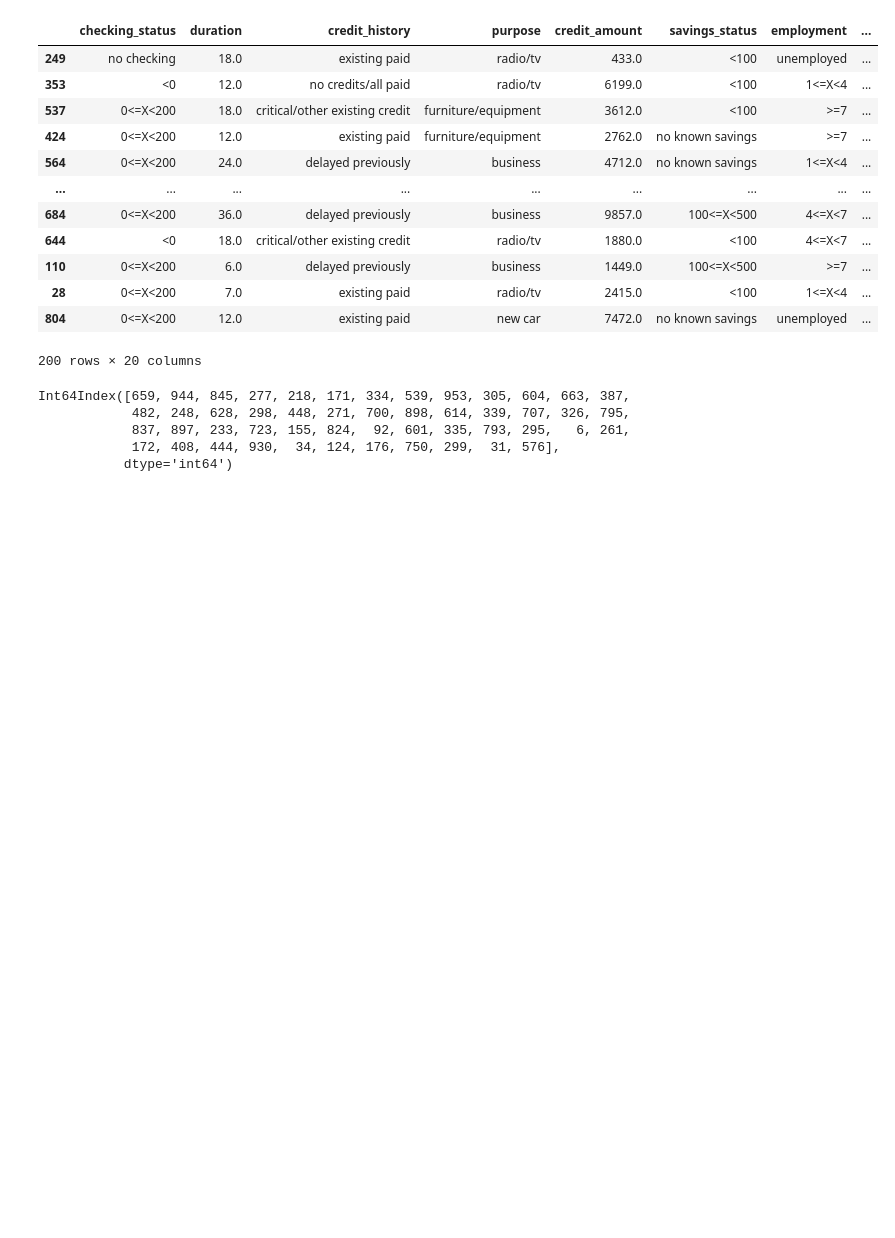
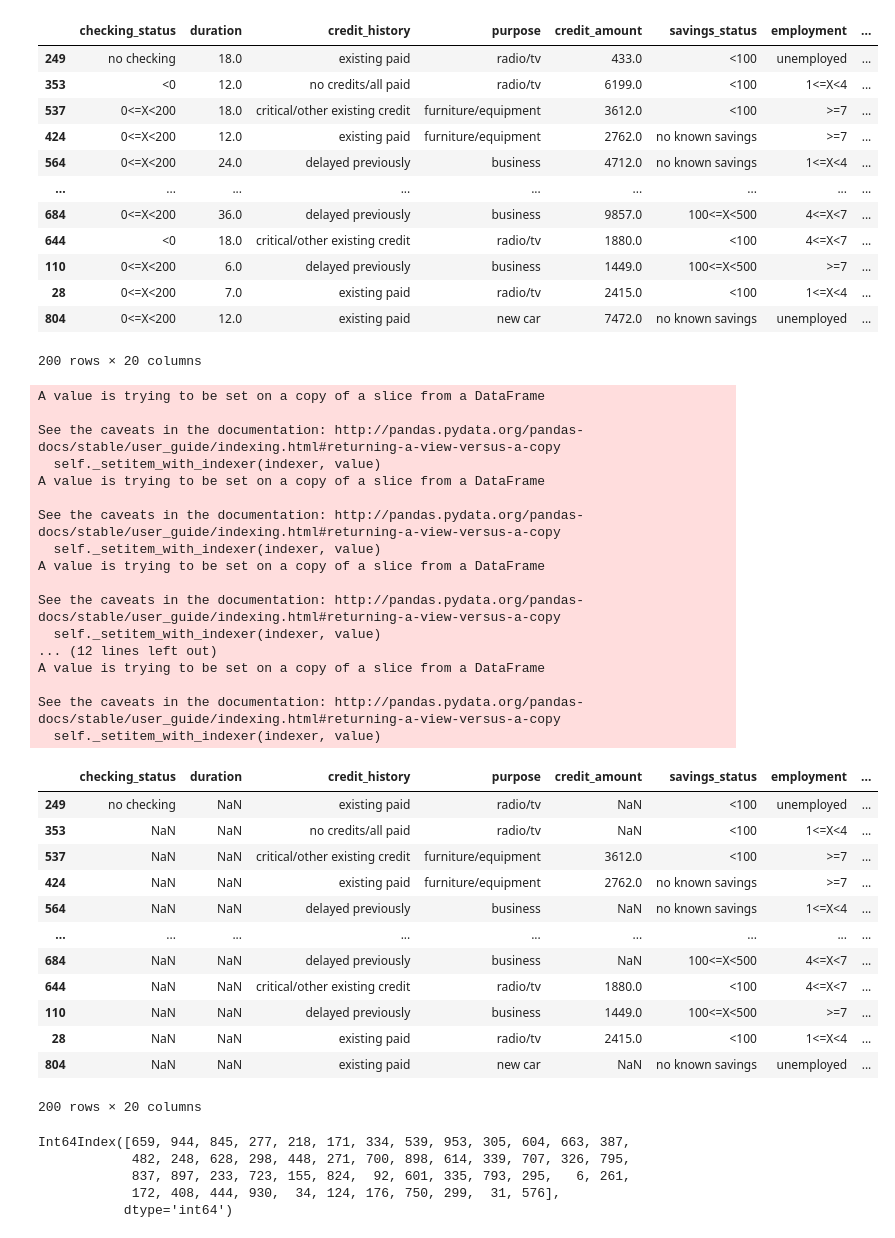
Before and after one commit to SharmaRupali/jenga, a Jupyter notebook: experimental_setup_ppp.ipynb, the cells around one changed output. Saved outputs shown, nothing was run; the diff lists cells and outputs as text; code cells hidden in the pictures; blank space fills up the shorter version.

Commit message:
tested pyod isolation forest outlier detection

```diff
--- a/experimental_setup_ppp.ipynb
+++ b/experimental_setup_ppp.ipynb
@@ -824,6 +822,41 @@ test_data
 | 28 | 0<=X<200 | 7.0 | existing paid | radio/tv | 2415.0 | <100 | 1<=X<4 | ... |
 | 804 | 0<=X<200 | 12.0 | existing paid | new car | 7472.0 | no known savings | unemployed | ... |
 200 rows × 20 columns
+# %%
+pyod_iforest = PyODIsolationForest(train_data, test_data_corrupted, categorical_columns, numerical_columns)
+df_outliers = pyod_iforest.fit_transform(train_data, test_data_corrupted)
+df_outliers
+# %% [output]
+A value is trying to be set on a copy of a slice from a DataFrame
+
+See the caveats in the documentation: http://pandas.pydata.org/pandas-docs/stable/user_guide/indexing.html#returning-a-view-versus-a-copy
+  self._setitem_with_indexer(indexer, value)
+A value is trying to be set on a copy of a slice from a DataFrame
+
+See the caveats in the documentation: http://pandas.pydata.org/pandas-docs/stable/user_guide/indexing.html#returning-a-view-versus-a-copy
+  self._setitem_with_indexer(indexer, value)
+A value is trying to be set on a copy of a slice from a DataFrame
+
+See the caveats in the documentation: http://pandas.pydata.org/pandas-docs/stable/user_guide/indexing.html#returning-a-view-versus-a-copy
+  self._setitem_with_indexer(indexer, value)
+... (12 lines left out)
+A value is trying to be set on a copy of a slice from a DataFrame
+
+See the caveats in the documentation: http://pandas.pydata.org/pandas-docs/stable/user_guide/indexing.html#returning-a-view-versus-a-copy
+  self._setitem_with_indexer(indexer, value)
+|  | checking_status | duration | credit_history | purpose | credit_amount | savings_status | employment | ... |
+| 249 | no checking | NaN | existing paid | radio/tv | NaN | <100 | unemployed | ... |
+| 353 | NaN | NaN | no credits/all paid | radio/tv | NaN | <100 | 1<=X<4 | ... |
+| 537 | NaN | NaN | critical/other existing credit | furniture/equipment | 3612.0 | <100 | >=7 | ... |
+| 424 | NaN | NaN | existing paid | furniture/equipment | 2762.0 | no known savings | >=7 | ... |
+| 564 | NaN | NaN | delayed previously | business | NaN | no known savings | 1<=X<4 | ... |
+| ... | ... | ... | ... | ... | ... | ... | ... | ... |
+| 684 | NaN | NaN | delayed previously | business | NaN | 100<=X<500 | 4<=X<7 | ... |
+| 644 | NaN | NaN | critical/other existing credit | radio/tv | 1880.0 | <100 | 4<=X<7 | ... |
+| 110 | NaN | NaN | delayed previously | business | 1449.0 | 100<=X<500 | >=7 | ... |
+| 28 | NaN | NaN | existing paid | radio/tv | 2415.0 | <100 | 1<=X<4 | ... |
+| 804 | NaN | NaN | existing paid | new car | NaN | no known savings | unemployed | ... |
+200 rows × 20 columns
 # %%
 # explicitly require this experimental feature
 from sklearn.experimental import enable_iterative_imputer  # noqa
```
Also changed, not shown: parts of 2 cells of this notebook.
